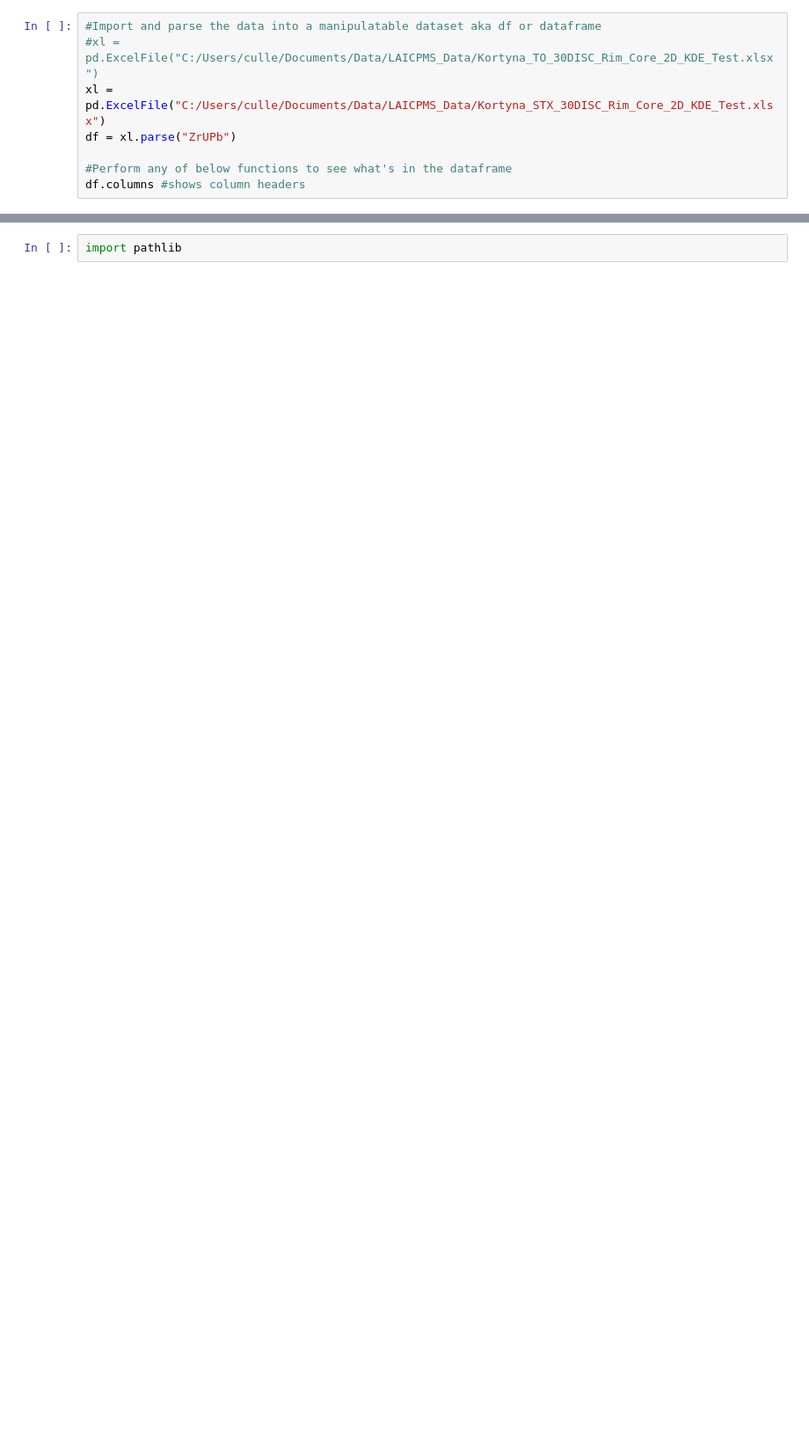
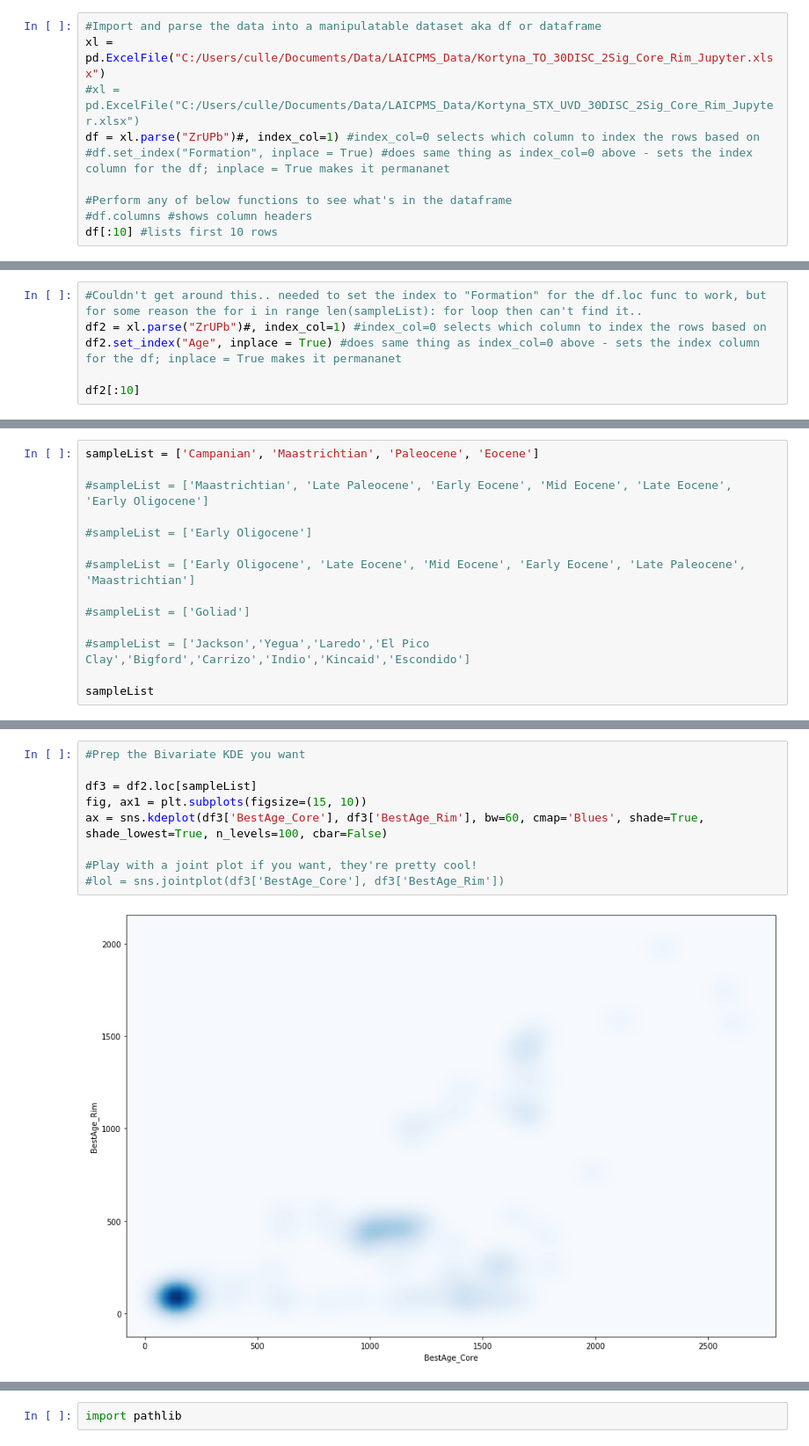
Before and after one commit to cdkortyna/Jupyter-Notebooks, a Jupyter notebook: Bivariate_KDE_Plotter.ipynb, the cells around one changed output, grey strips where cells are left out. Shown at 88% size. Cells and saved outputs as stored; diff of their text form; blank space fills up the shorter version.

```diff
--- a/Bivariate_KDE_Plotter.ipynb
+++ b/Bivariate_KDE_Plotter.ipynb
@@ -6,10 +7,12 @@ import matplotlib.pyplot as plt
 %matplotlib inline
 # %%
 #Import and parse the data into a manipulatable dataset aka df or dataframe
-#xl = pd.ExcelFile("C:/Users/culle/Documents/Data/LAICPMS_Data/Kortyna_TO_30DISC_Rim_Core_2D_KDE_Test.xlsx")
-xl = pd.ExcelFile("C:/Users/culle/Documents/Data/LAICPMS_Data/Kortyna_STX_30DISC_Rim_Core_2D_KDE_Test.xlsx")
-df = xl.parse("ZrUPb")
+xl = pd.ExcelFile("C:/Users/culle/Documents/Data/LAICPMS_Data/Kortyna_TO_30DISC_2Sig_Core_Rim_Jupyter.xlsx")
+#xl = pd.ExcelFile("C:/Users/culle/Documents/Data/LAICPMS_Data/Kortyna_STX_UVD_30DISC_2Sig_Core_Rim_Jupyter.xlsx")
+df = xl.parse("ZrUPb")#, index_col=1) #index_col=0 selects which column to index the rows based on
+#df.set_index("Formation", inplace = True) #does same thing as index_col=0 above - sets the index column for the df; inplace = True makes it permananet
 
 #Perform any of below functions to see what's in the dataframe
-df.columns #shows column headers
+#df.columns #shows column headers
+df[:10] #lists first 10 rows
 # %% [output]
@@ -76,0 +31,6 @@ plt.show()
+# %%
+#Couldn't get around this.. needed to set the index to "Formation" for the df.loc func to work, but for some reason the for i in range len(sampleList): for loop then can't find it..
+df2 = xl.parse("ZrUPb")#, index_col=1) #index_col=0 selects which column to index the rows based on
+df2.set_index("Age", inplace = True) #does same thing as index_col=0 above - sets the index column for the df; inplace = True makes it permananet
+
+df2[:10]
@@ -76,0 +60,14 @@ plt.show()
+# %%
+sampleList = ['Campanian', 'Maastrichtian', 'Paleocene', 'Eocene']
+
+#sampleList = ['Maastrichtian', 'Late Paleocene', 'Early Eocene', 'Mid Eocene', 'Late Eocene', 'Early Oligocene']
+
+#sampleList = ['Early Oligocene']
+
+#sampleList = ['Early Oligocene', 'Late Eocene', 'Mid Eocene', 'Early Eocene', 'Late Paleocene', 'Maastrichtian']
+
+#sampleList = ['Goliad']
+
+#sampleList = ['Jackson','Yegua','Laredo','El Pico Clay','Bigford','Carrizo','Indio','Kincaid','Escondido']
+
+sampleList
@@ -76,0 +132,11 @@ plt.show()
+# %%
+#Prep the Bivariate KDE you want
+
+df3 = df2.loc[sampleList]
+fig, ax1 = plt.subplots(figsize=(15, 10))
+ax = sns.kdeplot(df3['BestAge_Core'], df3['BestAge_Rim'], bw=60, cmap='Blues', shade=True, shade_lowest=True, n_levels=100, cbar=False)
+
+#Play with a joint plot if you want, they're pretty cool!
+#lol = sns.jointplot(df3['BestAge_Core'], df3['BestAge_Rim'])
+# %% [output]
+[figure, added]
```
Also changed, not shown: parts of 15 cells of this notebook.
